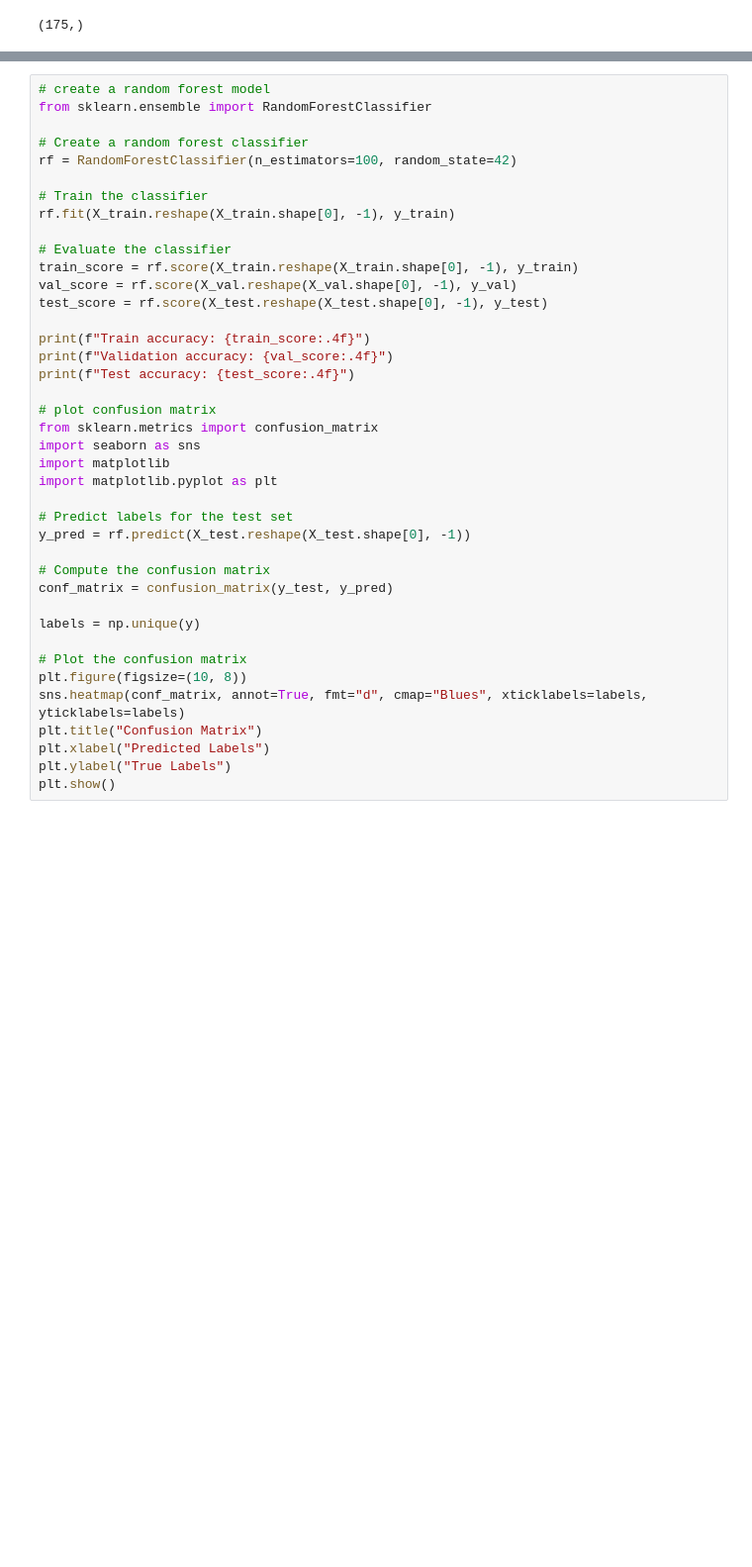
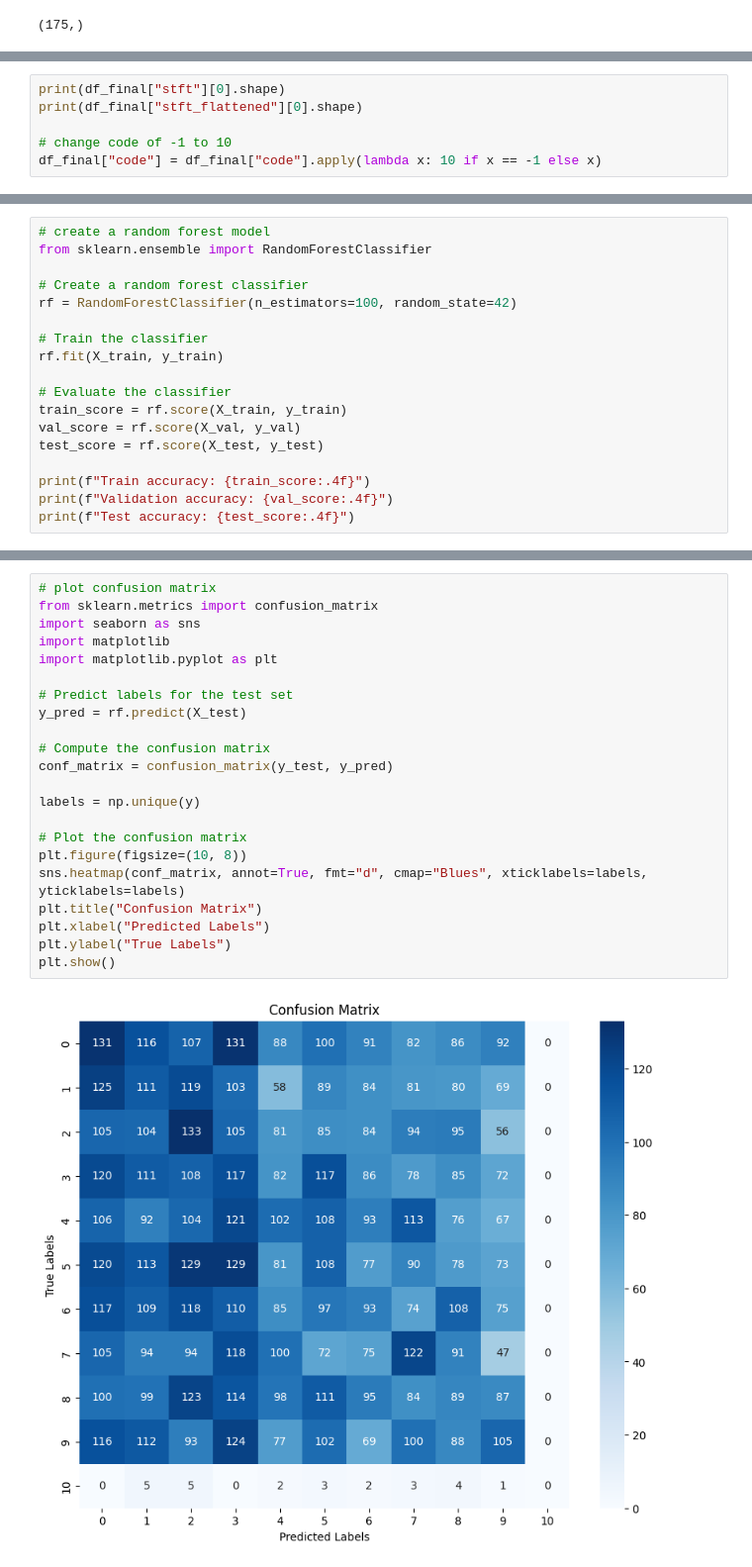
Before and after one commit to hunkim98/brain_interface, a Jupyter notebook: emotiv_rf.ipynb, the cells around one changed output, grey strips where cells are left out. Shown at 99% size. Cells and saved outputs as stored; diff of their text form; blank space fills up the shorter version.

```diff
--- a/emotiv_rf.ipynb
+++ b/emotiv_rf.ipynb
@@ -122,0 +169,6 @@ print(X.shape, y.shape)
+# %%
+print(df_final["stft"][0].shape)
+print(df_final["stft_flattened"][0].shape)
+
+# change code of -1 to 10
+df_final["code"] = df_final["code"].apply(lambda x: 10 if x == -1 else x)
@@ -141,0 +231,18 @@ Test set shape: (136572, 175)
+# %%
+# create a random forest model
+from sklearn.ensemble import RandomForestClassifier
+
+# Create a random forest classifier
+rf = RandomForestClassifier(n_estimators=100, random_state=42)
+
+# Train the classifier
+rf.fit(X_train, y_train)
+
+# Evaluate the classifier
+train_score = rf.score(X_train, y_train)
+val_score = rf.score(X_val, y_val)
+test_score = rf.score(X_test, y_test)
+
+print(f"Train accuracy: {train_score:.4f}")
+print(f"Validation accuracy: {val_score:.4f}")
+print(f"Test accuracy: {test_score:.4f}")
@@ -142,41 +253,25 @@ Test set shape: (136572, 175)
 # %%
-# create a random forest model
-from sklearn.ensemble import RandomForestClassifier
-
-# Create a random forest classifier
-rf = RandomForestClassifier(n_estimators=100, random_state=42)
-
-# Train the classifier
-rf.fit(X_train.reshape(X_train.shape[0], -1), y_train)
-
-# Evaluate the classifier
-train_score = rf.score(X_train.reshape(X_train.shape[0], -1), y_train)
-val_score = rf.score(X_val.reshape(X_val.shape[0], -1), y_val)
-test_score = rf.score(X_test.reshape(X_test.shape[0], -1), y_test)
-
-print(f"Train accuracy: {train_score:.4f}")
-print(f"Validation accuracy: {val_score:.4f}")
-print(f"Test accuracy: {test_score:.4f}")
-
 # plot confusion matrix
 from sklearn.metrics import confusion_matrix
 import seaborn as sns
 import matplotlib
 import matplotlib.pyplot as plt
 
 # Predict labels for the test set
-y_pred = rf.predict(X_test.reshape(X_test.shape[0], -1))
+y_pred = rf.predict(X_test)
 
 # Compute the confusion matrix
 conf_matrix = confusion_matrix(y_test, y_pred)
 
 labels = np.unique(y)
 
 # Plot the confusion matrix
 plt.figure(figsize=(10, 8))
 sns.heatmap(conf_matrix, annot=True, fmt="d", cmap="Blues", xticklabels=labels, yticklabels=labels)
 plt.title("Confusion Matrix")
 plt.xlabel("Predicted Labels")
 plt.ylabel("True Labels")
 plt.show()
+# %% [output]
+[figure, added]
 # %%
```
Also changed, not shown: parts of 23 cells of this notebook, 2 other files.
